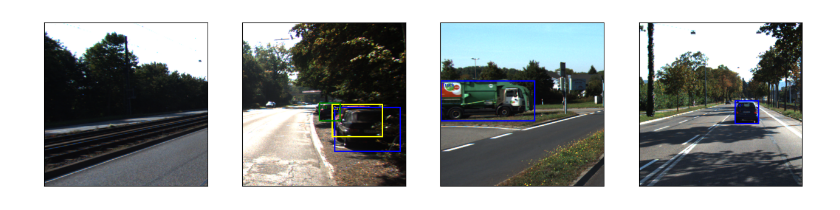
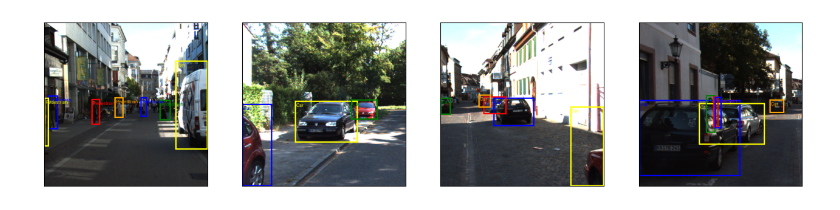
Before and after one commit to baalint02/kitti-object-detection, a Jupyter notebook: fast_rcnn.ipynb, the cells around one changed output. Drawn from its saved outputs; the diff is of its cells as text; code cells hidden in the pictures.

```diff
--- a/fast_rcnn.ipynb
+++ b/fast_rcnn.ipynb
@@ -23,10 +17,14 @@ training_dataset = KittiDetectionDataset(image_dir_path=config.TRAINING_IMAGE_DI
+# %%
+train_dataset, val_dataset, test_dataset = load_train_val_test_dataset()
+
+train_dataset.transform = transforms
 # %%
 n_classes = len(class_names)
 # %%
-data_loader = DataLoader(training_dataset, batch_size=None, shuffle=True)
+data_loader = DataLoader(train_dataset, batch_size=None, shuffle=True)
 display_samples_h([next(iter(data_loader)) for _ in range(4)])
 # %% [output]
-[figure, old version]
+[figure, new version]
 # %%
 class FastRCNN(nn.Module):
 
```
Also changed, not shown: parts of 3 cells of this notebook, 1 other file.
